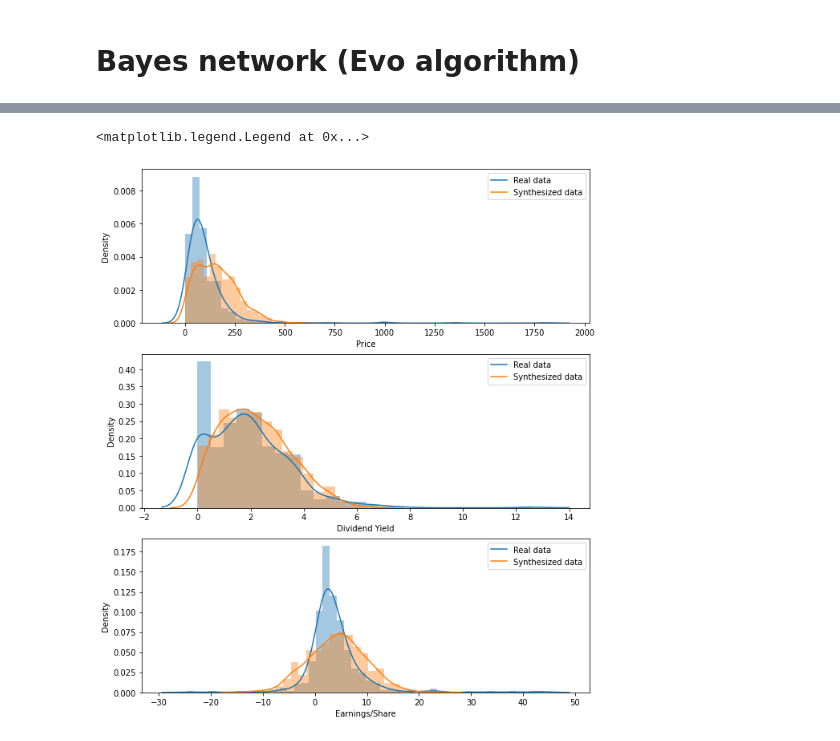
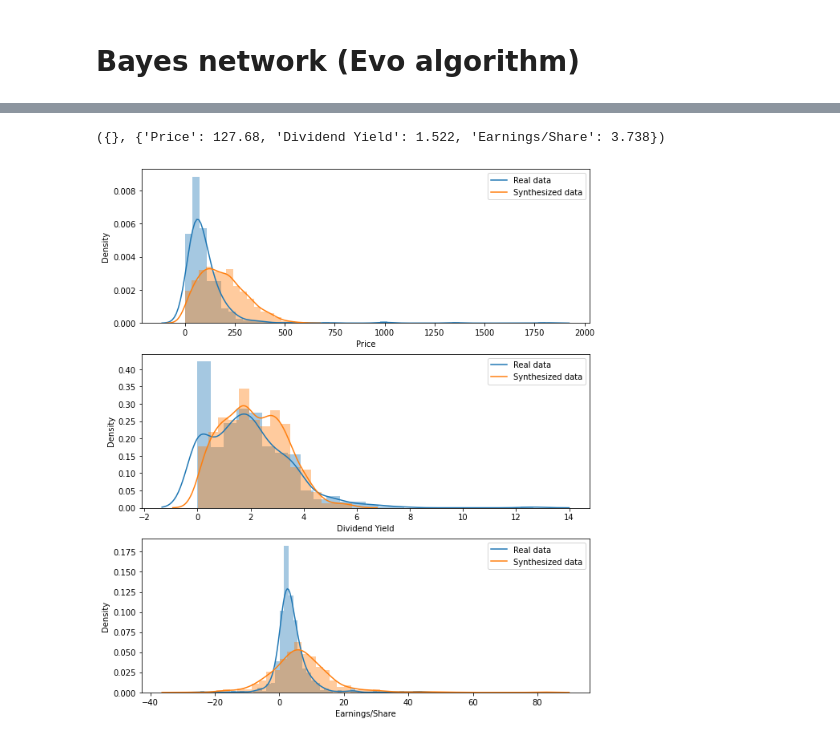
Before and after one commit to morkovka1337/multidimensional_data_processing, a Jupyter notebook: task3_BAMT.ipynb, the cells around one changed output, grey strips where cells are left out. Drawn from its saved outputs; the diff is of its cells as text; code cells hidden in the pictures.

```diff
--- a/task3_BAMT.ipynb
+++ b/task3_BAMT.ipynb
@@ -443,20 +466,22 @@ Obtained network structure {'V': ['Price', 'Price/Earnings', 'Dividend Yield', '
 saving on ../visualization_result/s&p_bayes_evo.html
 g:\Programming\multidimensional_data_processing\BAMT\s&p_bayes_evo.html
 # %%
-
 fix, ax = plt.subplots(3, 1, figsize=(10, 12))
 
 sns.distplot(data['Price'], ax=ax[0])
 sns.distplot(synth_df['Price'], ax=ax[0])
 ax[0].legend(['Real data', 'Synthesized data'])
 
 sns.distplot(data['Dividend Yield'], ax=ax[1])
 sns.distplot(synth_df['Dividend Yield'], ax=ax[1])
 ax[1].legend(['Real data', 'Synthesized data'])
 
 sns.distplot(data['Earnings/Share'], ax=ax[2])
 sns.distplot(synth_df['Earnings/Share'], ax=ax[2])
 ax[2].legend(['Real data', 'Synthesized data'])
+
+print(calculate_acc(bayes_evo, data, [
+      'Price', 'Dividend Yield', 'Earnings/Share'], 'simple')[0:2])
 # %% [output]
-<matplotlib.legend.Legend at 0x...>
+({}, {'Price': 127.68, 'Dividend Yield': 1.522, 'Earnings/Share': 3.738})
-[figure, old version]
+[figure, new version]
```
Also changed, not shown: parts of 15 cells of this notebook.
